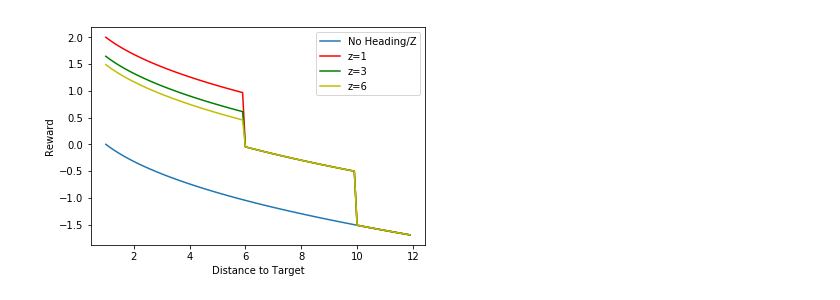
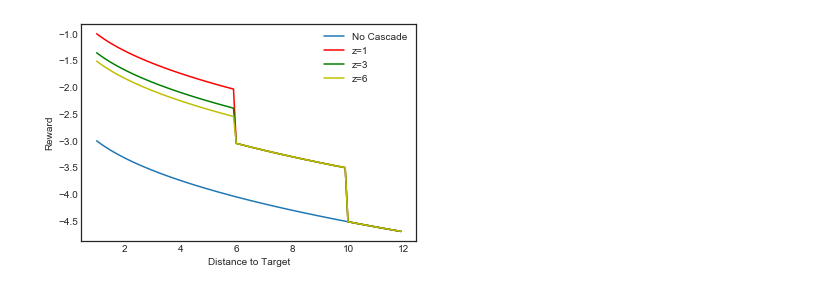
Before and after one commit to AloshkaD/DroneTracking, a Jupyter notebook: sand_box.ipynb, the cells around one changed output. Drawn from its saved outputs; the diff is of its cells as text; code cells hidden in the pictures.

```diff
--- a/sand_box.ipynb
+++ b/sand_box.ipynb
@@ -1,12 +43,15 @@
 # %%
+%matplotlib inline
+import matplotlib.pyplot as plt
+plt.style.use('seaborn-white')
 import numpy as np
-import matplotlib.pyplot as plt
+
 values=[]
 values_0=[]
 values_45=[]
 values_180=[]
 
-r = 1
+r = -2
 distance =np.arange(1,20,0.1)
 heading=[1,45,180]
 geo=200
@@ -44,7 +89,7 @@ for d in distance:
         values_45.append(dist_reward_new)
         values_180.append(dist_reward_new)
 
-plt.plot(distance, values,label='No Heading')
+plt.plot(distance, values,label='No Cascade')
 plt.plot(distance, values_0, 'r',label='Heading=1')
 plt.plot(distance, values_45, 'g',label='Heading=45')
 plt.plot(distance, values_180, 'y',label='Heading=180')
@@ -68,7 +113,7 @@ values_0=[]
 values_1=[]
 values_2=[]
 
-r = 1
+r = -2
 distance =np.arange(1,12,0.1)
 heading=[1,45]
 geo=200
@@ -114,32 +159,32 @@ for d in distance:
         heading_reward_0=1/(max(h,0.1))**0.4
 
         z_reward_2=1/max(z_difference[2]**0.4,0.1)
         dist_reward_new_2=(dist_reward_new+heading_reward_0)+z_reward_2
         values_2.append(dist_reward_new_2)
 
 
     else:
         dist_reward_old=(r) - ((d/geo)**0.4)
         dist_reward_new=r - ((d)**0.4)
         values.append(dist_reward_new)
         values_0.append(dist_reward_new)
         values_1.append(dist_reward_new)
         values_2.append(dist_reward_new)
 
-plt.plot(distance, values,label='No Heading/Z')
+plt.plot(distance, values,label='No Cascade')
 plt.plot(distance, values_0, 'r',label='z=1')
 plt.plot(distance, values_1, 'g',label='z=3')
 plt.plot(distance, values_2, 'y',label='z=6')
 
 
 # x-axis label
 plt.xlabel('Distance to Target')
 # frequency label
 plt.ylabel('Reward')
 plt.legend()
 plt.show()
 
     #elif d <=6:
         #dist_reward_new=dist_reward_new*heading_reward*z_reward
 # %% [output]
-[figure, old version]
+[figure, new version]
```
Also changed, not shown: parts of 2 cells of this notebook, 10 other files.
